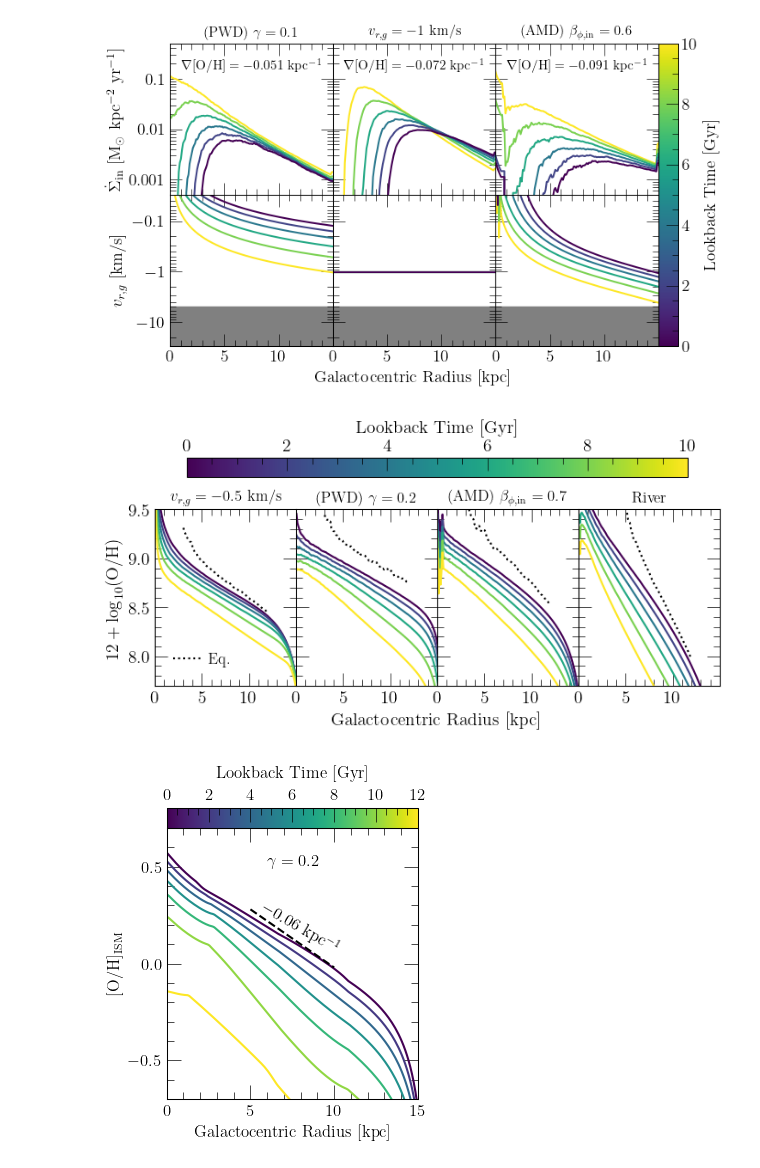
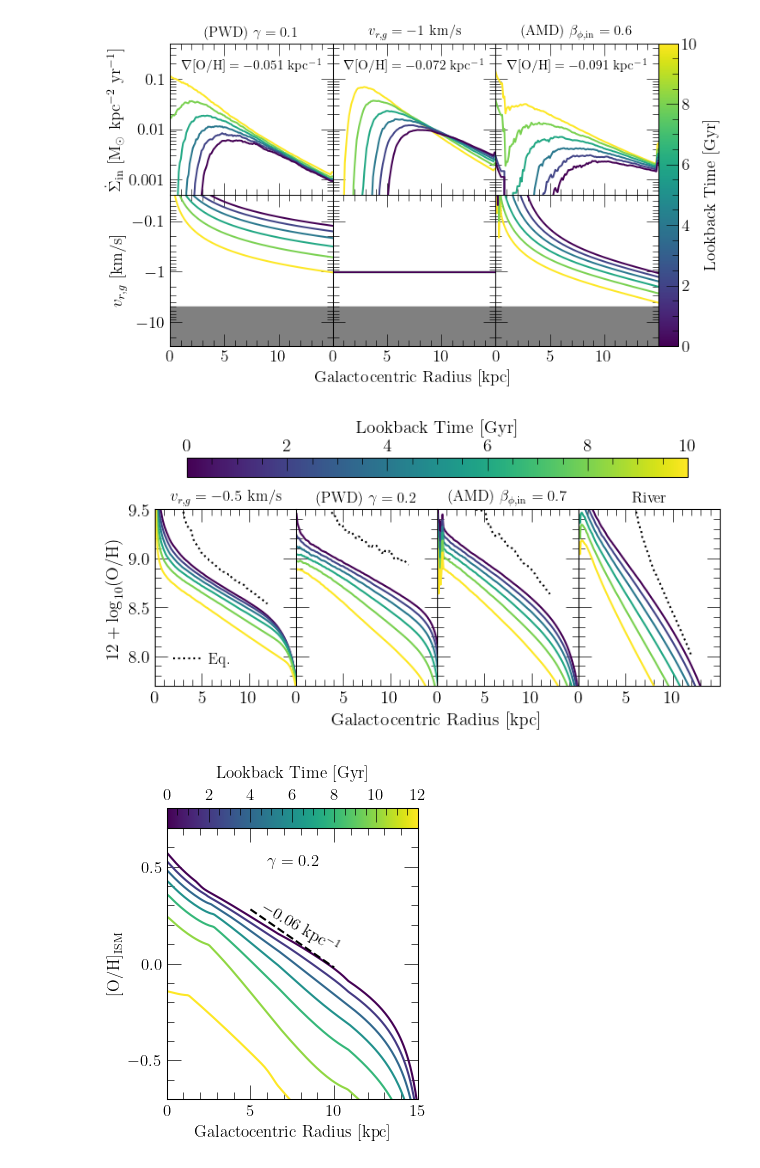
Before and after one commit to giganano/radial-flows, a Jupyter notebook: notebooks/evol.ipynb, the cells around one changed output. Cells and saved outputs as stored; diff of their text form; code cells hidden in the pictures.

```diff
--- a/notebooks/evol.ipynb
+++ b/notebooks/evol.ipynb
@@ -446,7 +447,7 @@ plt.show()
 # %% [output]
 [figure]
 # %%
-def equilibrium_profile(output, lookback, zone_width = 0.1):
+def equilibrium_profile(output, lookback, N = 1.5, zone_width = 0.1):
     if os.path.exists("%s_gasvelocities.out" % (output.name)):
         radii, mu_g, mu_o = mu(output, lookback, zone_width = zone_width)
     else:
@@ -467,13 +468,12 @@ def equilibrium_profile(output, lookback, zone_width = 0.1):
         recycling = zone.history["r_eff"][idx]
         if idx == len(zone.history["time"]) - 1: idx -= 1
         dt = zone.history["time"][idx + 1] - zone.history["time"][idx]
-        dlnmgdt = zone.history["mgas"][idx + 1] - zone.history["mgas"][idx]
-        dlnmgdt /= dt * zone.history["mgas"][idx]
-        zeq.append(zone.ccsne_yields["o"] / (1 + eta - mu_o[i] - recycling + taustar * dlnmgdt))
-        # sfh = insideout(radii[i])
-        # tausfh = sfh.timescale
-        # zeq.append(zone.ccsne_yields["o"] / (1 + eta - mu_o[i] - recycling - taustar / tausfh))
-        # zeq.append(zone.ccsne_yields["o"] / (1 + eta - mu_o[i] - recycling))
+        # dlnmgdt = zone.history["mgas"][idx + 1] - zone.history["mgas"][idx]
+        # dlnmgdt /= dt * zone.history["mgas"][idx]
+        # zeq.append(zone.ccsne_yields["o"] / (1 + eta - mu_o[i] - recycling + taustar * dlnmgdt))
+        sfh = insideout(radii[i])
+        tausfh = sfh.timescale
+        zeq.append(zone.ccsne_yields["o"] / (1 + eta - mu_o[i] - recycling - taustar / (N * tausfh)))
     return [radii, zeq]
 # %%
 outputs = [
@@ -548,38 +548,38 @@ kwargs = {
 axes[0].legend(**kwargs)
 
 # xvals = np.linspace(5, 10, 100)
 kwargs = {
     "c": named_colors()["black"],
     "linestyle": ":"
 }
 # for i in range(4):
     # yvals = [9.2 + GRAD[i] * (x - xvals[0]) for x in xvals]
     # axes[i].plot(xvals, yvals, **kwargs)
     # angle = np.arctan(GRAD[i]) * 180 / np.pi
     # axes[i].text(6, 9.2, r"$%.3f$ kpc$^{-1}$" % (GRAD[i]), fontsize = 11,
     #     rotation = angle, rotation_mode = "anchor", transform_rotates_text = True)
 
 plt.tight_layout()
 plt.subplots_adjust(wspace = 0, top = 0.7, bottom = 0.15)
 dummy.set_position([
     axes[0].get_position().x0,
     axes[0].get_position().y0,
     axes[-1].get_position().x1 - axes[0].get_position().x0,
     axes[0].get_position().y1 - axes[0].get_position().y0
 ])
 cbar_ax.set_position([
     axes[0].get_position().x0 + 0.05,
     axes[0].get_position().y1 + 0.1,
     axes[-1].get_position().x1 - axes[0].get_position().x0 - 0.1,
     0.06
 ])
-for ext in ["pdf", "jpeg"]:
-    kwargs = {}
-    if ext == "jpeg": kwargs["dpi"] = 200
-    plt.savefig("./evol/profile-evol-comp.%s" % (ext), **kwargs)
+# for ext in ["pdf", "jpeg"]:
+#     kwargs = {}
+#     if ext == "jpeg": kwargs["dpi"] = 200
+#     plt.savefig("./evol/profile-evol-comp.%s" % (ext), **kwargs)
 plt.show()
 # %% [output]
-[figure, old version]
+[figure, new version]
 # %%
 # output = vice.output("../outputs/constant/vgas-1")
 # output = vice.output("../outputs/amd/betaphiin0p7-zerometinfall")
```
Also changed, not shown: parts of 1 cell of this notebook, 6 other files.
